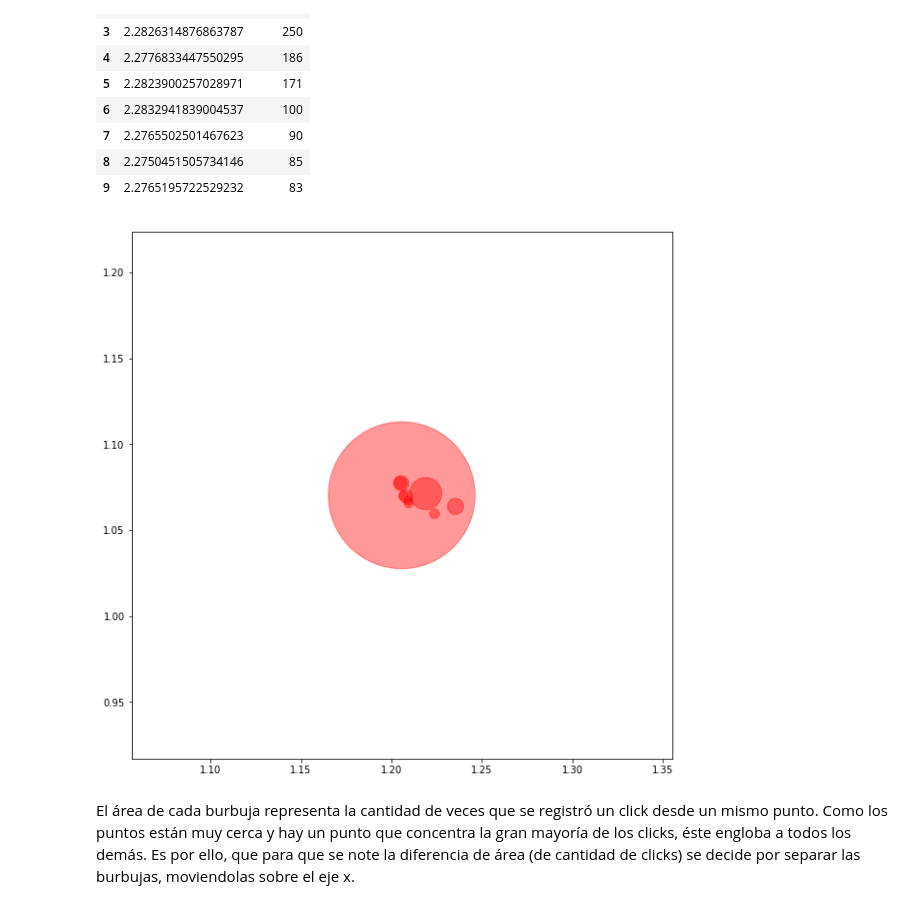
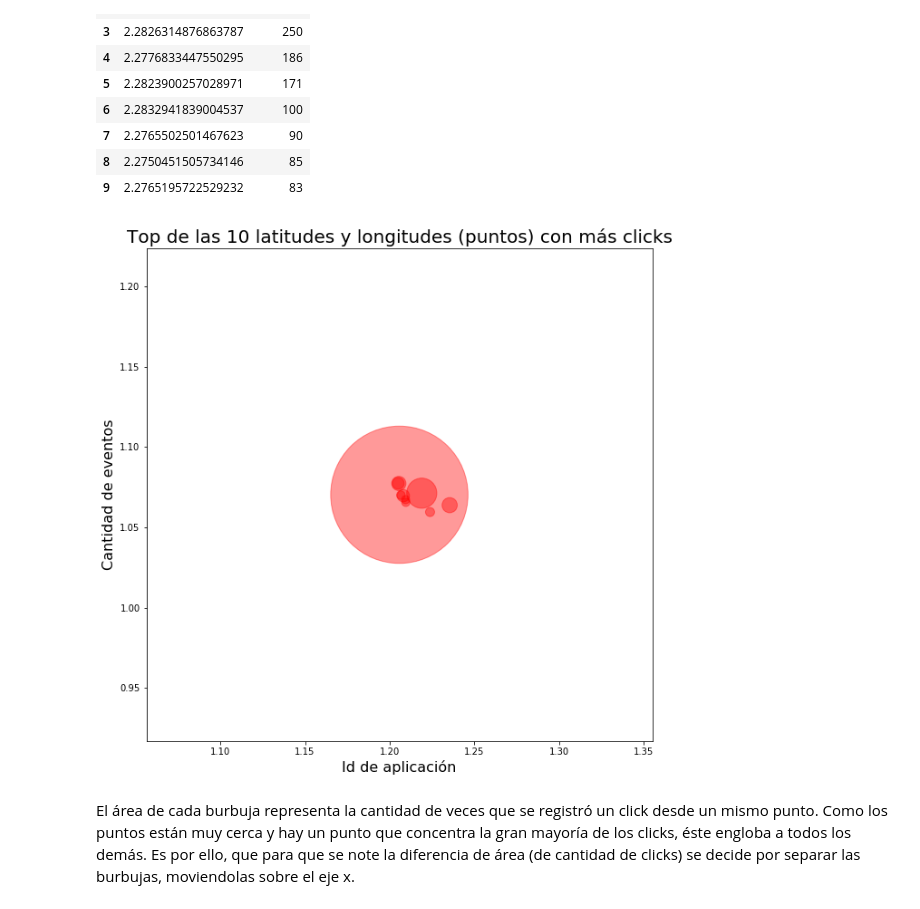
Before and after one commit to cruzpa95/Datos2019, a Jupyter notebook: Análisis de latitud y longitud dataset clicks.ipynb, the cells around one changed output. Saved outputs shown, nothing was run; the diff lists cells and outputs as text; code cells hidden in the pictures.

```diff
--- a/Análisis de latitud y longitud dataset clicks.ipynb
+++ b/Análisis de latitud y longitud dataset clicks.ipynb
@@ -4,7 +4,7 @@ import matplotlib.pyplot as plt
 import seaborn as sns
 pd.options.display.float_format = '{:.16f}'.format
 # %%
-clicks = pd.read_csv('/home/facundo/Escritorio/datos2019local/data/clicks.csv')
+clicks = pd.read_csv('../data/clicks.csv')
 # %%
 coordenadas = clicks.loc[:,['latitude', 'longitude']]
 coordenadas.info()
@@ -65,11 +65,15 @@ top10['cantidad'] = top['latitude']
 # %%
 import matplotlib.pyplot as plt
 import numpy as np
 plt.figure(figsize=(10,10))
 plt.scatter(top10.latitude, top10.longitude, s=top10.cantidad, c="red", alpha=0.4)
+plt.xlabel('Id de aplicación',fontsize=16)
+plt.ylabel('Cantidad de eventos',fontsize=16)
+plt.title('Top de las 10 latitudes y longitudes (puntos) con más clicks', fontsize=20)
+
 plt.show()
 # %% [output]
-[figure, old version]
+[figure, new version]
 # %% [markdown]
 El área de cada burbuja representa la cantidad de veces que se registró un click desde un mismo punto. Como los puntos están muy cerca y hay un punto que concentra la gran mayoría de los clicks, éste engloba a todos los demás. Es por ello, que para que se note la diferencia de área (de cantidad de clicks) se decide por separar las burbujas, moviendolas sobre el eje x.
 # %%
```
